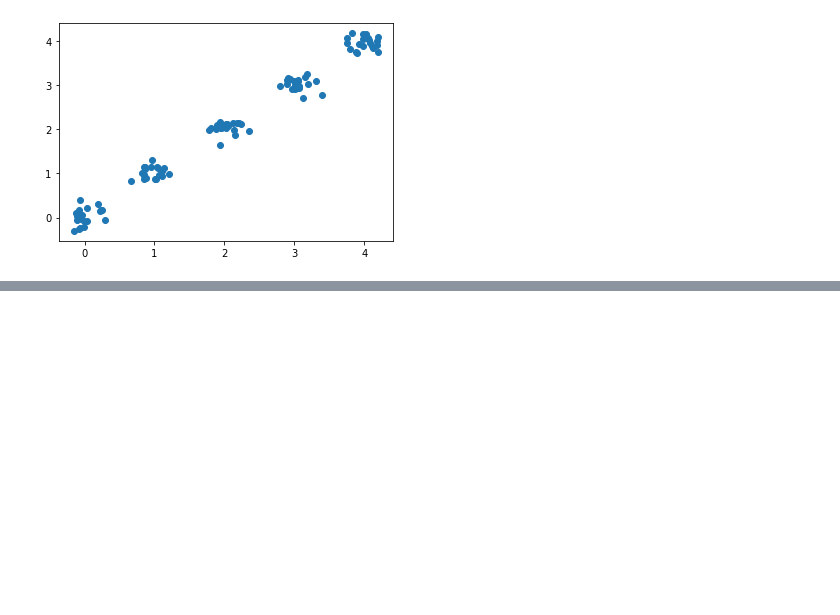
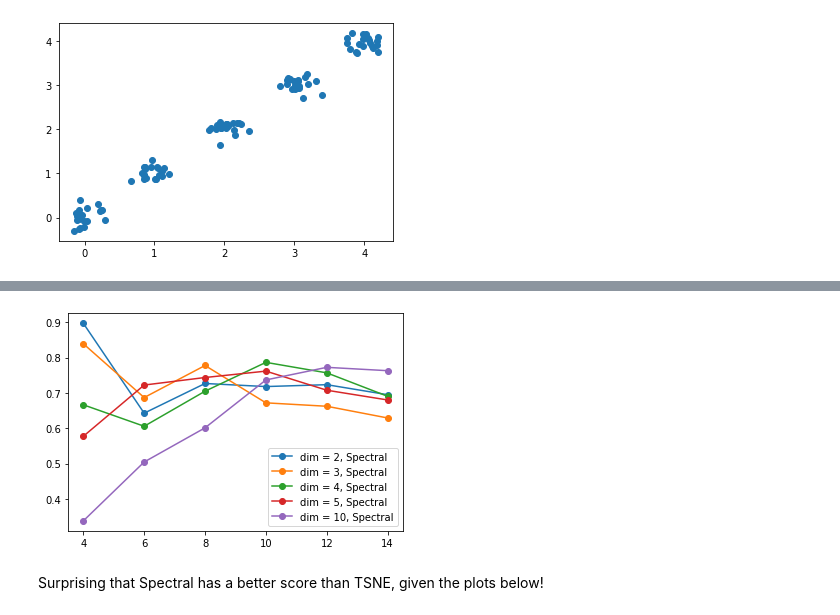
Before and after one commit to rudyarthur/ML-Notes, a Jupyter notebook: Dimensional Reduction.ipynb, the cells around one changed output, grey strips where cells are left out. Saved outputs shown, nothing was run; the diff lists cells and outputs as text; code cells hidden in the pictures; blank space fills up the shorter version.

```diff
--- a/Dimensional Reduction.ipynb
+++ b/Dimensional Reduction.ipynb
@@ -451,0 +542,10 @@ Note this is a log-log scale. PCA is an order of magnitude faster than LLE or Sp
+# %%
+for dim in [2,3,4,5,10]:
+    x = range(4,16,2)
+    plt.plot(x, cluster_silhouette(Yse[:,:dim], x), marker='o', label='dim = {}, Spectral'.format(dim))
+plt.legend()
+plt.show()
+# %% [output]
+[figure, added]
+# %% [markdown]
+Surprising that Spectral has a better score than TSNE, given the plots below!
```
Also changed, not shown: parts of 13 cells of this notebook.
